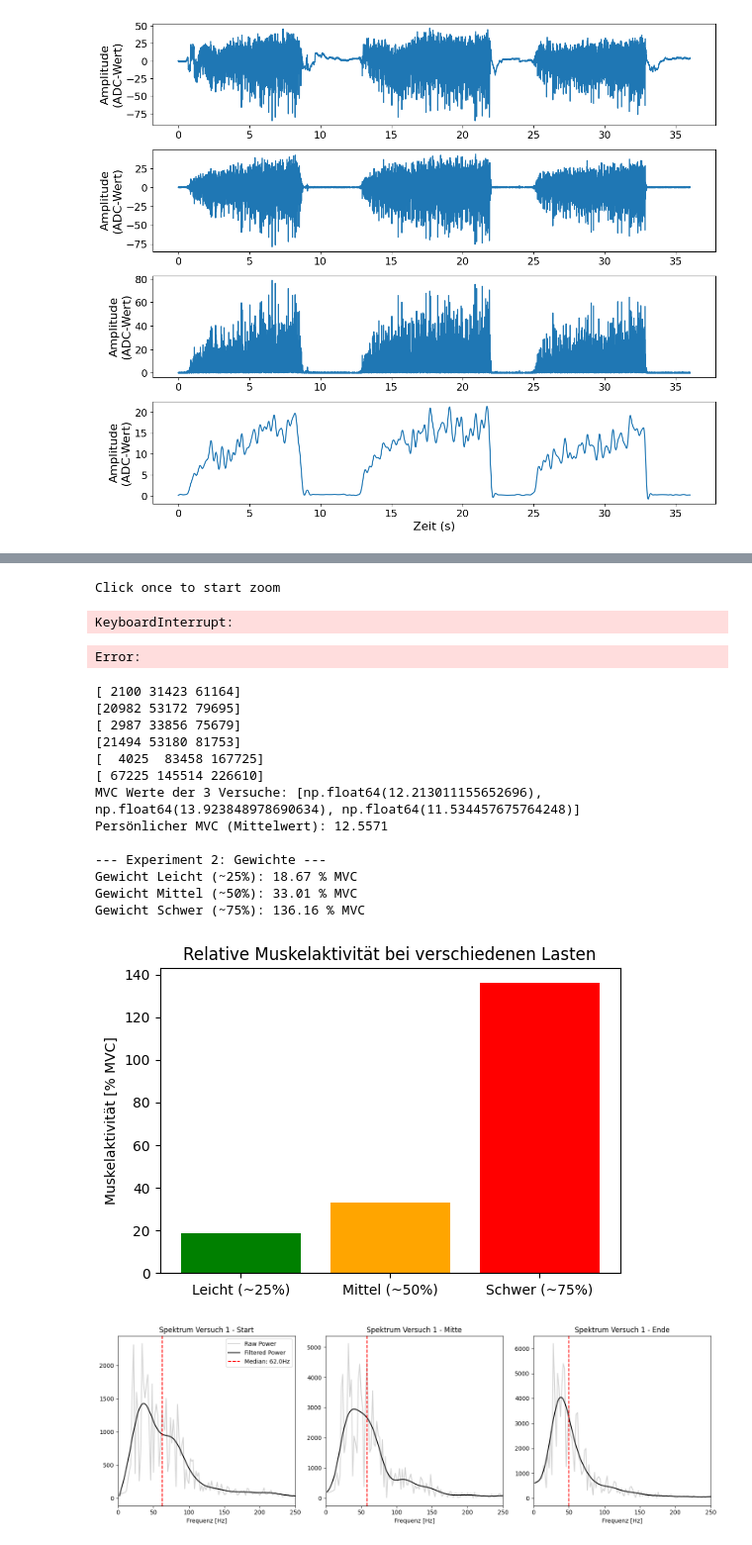
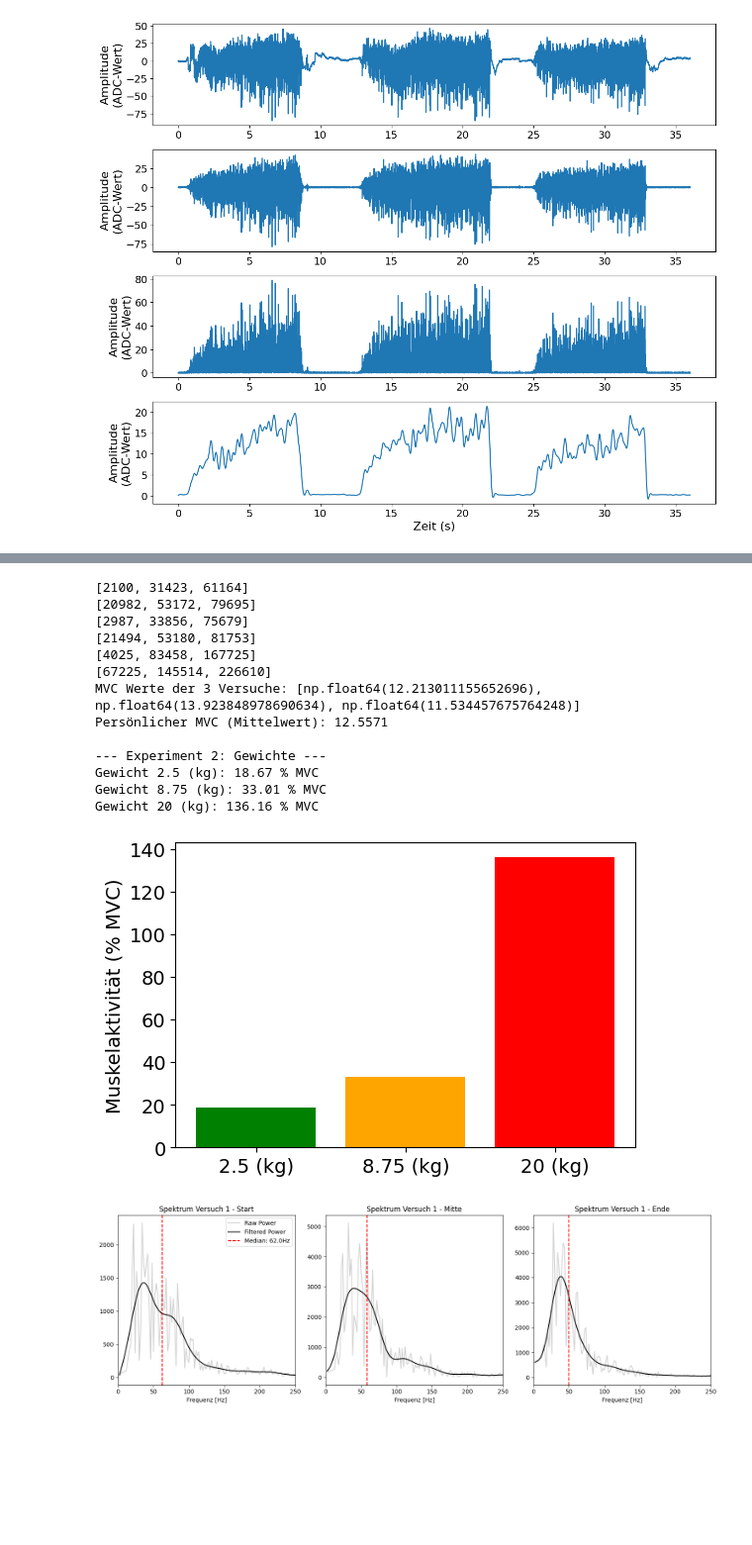
Before and after one commit to MaierElias/Labor_Biosignalverarbeitung, a Jupyter notebook: Labor_3/data_analysis/MainCode3.ipynb, the cells around one changed output, grey strips where cells are left out. Shown at 99% size. Cells and saved outputs as stored; diff of their text form; code cells hidden in the pictures; blank space fills up the shorter version.

Commit message:
small edits on plots

```diff
--- a/Labor_3/data_analysis/MainCode3.ipynb
+++ b/Labor_3/data_analysis/MainCode3.ipynb
@@ -87,3 +91,25 @@ plt.savefig("filtered_mvc.png")
 # %% [output]
 Abtastrate: 2428.5476210315805 Hz
 [figure]
+# %%
+# --- PLOT WEIGHTS: Weight1, Weight2, Weight3 in separate subplots
+%matplotlib inline
+
+# Read individual files (skip header/footer similar to import_data)
+col_names = ['emg', 't']
+w1 = pd.read_csv('Weight1.csv', sep=';', names=col_names, skiprows=50, skipfooter=50, engine='python')
+w2 = pd.read_csv('Weight2.csv', sep=';', names=col_names, skiprows=50, skipfooter=50, engine='python')
+w3 = pd.read_csv('Weight3.csv', sep=';', names=col_names, skiprows=50, skipfooter=50, engine='python')
+
+plt.figure(figsize=(10, 8))
+for i, (w, title) in enumerate(zip([w1, w2, w3], ['Weight1', 'Weight2', 'Weight3']), start=1):
+    plt.subplot(3, 1, i)
+    plt.plot(w['t'], w['emg'], color='C{}'.format(i-1))
+    plt.title(title)
+    plt.xlabel('Zeit [s]')
+    plt.ylabel('Amplitude (ADC)')
+    plt.grid(True)
+
+plt.tight_layout()
+plt.savefig('weights_individual.png')
+plt.show()
@@ -94,7 +122,7 @@ import matplotlib
 %matplotlib qt
 
 # Falls das nicht funktioniert, kann der Auswahlteil auch einfach übersprungen werden, indem folgende variable auf True gesetzt wird. (Es werden von uns ausgewählte Standardparameter verwendet.):
-skip_selection = False
+skip_selection = True
 
 # Anleitung:
 # 1. Zoom in den ersten Burst. Drücke ENTER.
@@ -109,10 +137,6 @@ else:
     f_s, f_e = [4025, 83458, 167725], [67225,145514, 226610]
 
 plt.close('all')
-# %% [output]
-Click once to start zoom
-KeyboardInterrupt:
-Error:
 # %%
 %matplotlib inline
 
@@ -132,46 +156,47 @@ def calc_mean_activity(envelope, start_idx, end_idx):
 # Calculate MVC
 mvc_values = []
 for i in range(3):
     val = calc_mean_activity(mvc_env, mvc_s[i], mvc_e[i])
     mvc_values.append(val)
 
 personal_mvc = np.mean(mvc_values)
 print(f"MVC Werte der 3 Versuche: {mvc_values}")
 print(f"Persönlicher MVC (Mittelwert): {personal_mvc:.4f}")
 
 # Relative Activity Weights
 weight_percentages = []
 for i in range(3):
     val = calc_mean_activity(weight_env, w_s[i], w_e[i])
     percent = (val / personal_mvc) * 100
     weight_percentages.append(percent)
 
 print("\n--- Experiment 2: Gewichte ---")
-weights_label = ["Leicht (~25%)", "Mittel (~50%)", "Schwer (~75%)"]
+weights_label = ["2.5 (kg)", "8.75 (kg)", "20 (kg)"]
 for lab, val in zip(weights_label, weight_percentages):
     print(f"Gewicht {lab}: {val:.2f} % MVC")
 
 # Section 5
 plt.figure(figsize=(6, 4))
 plt.bar(weights_label, weight_percentages, color=['green', 'orange', 'red'])
-plt.ylabel('Muskelaktivität [% MVC]')
-plt.title('Relative Muskelaktivität bei verschiedenen Lasten')
+plt.ylabel('Muskelaktivität (% MVC)', fontsize=14)
+plt.xticks(fontsize=14)
+plt.yticks(fontsize=14)
 plt.savefig('mvc_weights.png')
 # %% [output]
-[ 2100 31423 61164]
-[20982 53172 79695]
-[ 2987 33856 75679]
-[21494 53180 81753]
-[  4025  83458 167725]
-[ 67225 145514 226610]
+[2100, 31423, 61164]
+[20982, 53172, 79695]
+[2987, 33856, 75679]
+[21494, 53180, 81753]
+[4025, 83458, 167725]
+[67225, 145514, 226610]
 MVC Werte der 3 Versuche: [np.float64(12.213011155652696), np.float64(13.923848978690634), np.float64(11.534457675764248)]
 Persönlicher MVC (Mittelwert): 12.5571
 
 --- Experiment 2: Gewichte ---
-Gewicht Leicht (~25%): 18.67 % MVC
-Gewicht Mittel (~50%): 33.01 % MVC
-Gewicht Schwer (~75%): 136.16 % MVC
+Gewicht 2.5 (kg): 18.67 % MVC
+Gewicht 8.75 (kg): 33.01 % MVC
+Gewicht 20 (kg): 136.16 % MVC
-[figure, old version]
+[figure, new version]
 # %%
 import scipy
 
```
Also changed, not shown: parts of 3 cells of this notebook, 2 other files.
